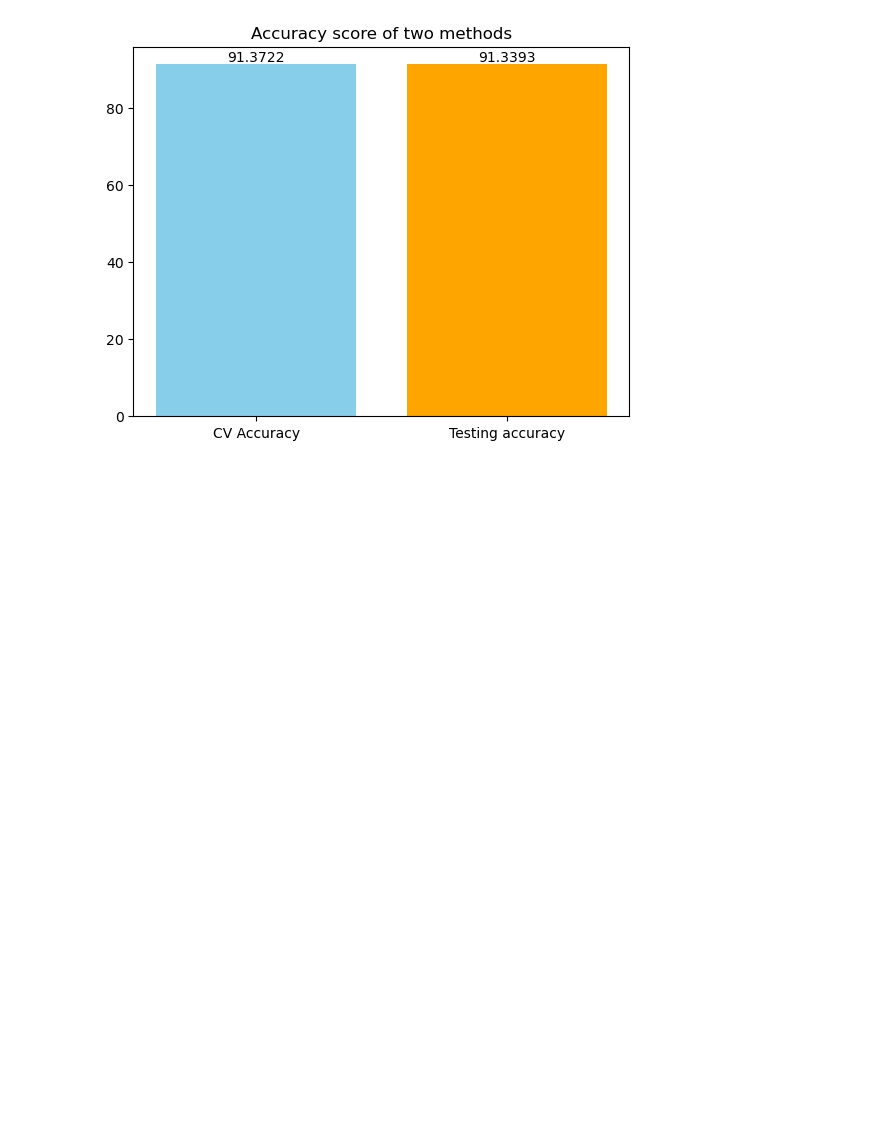
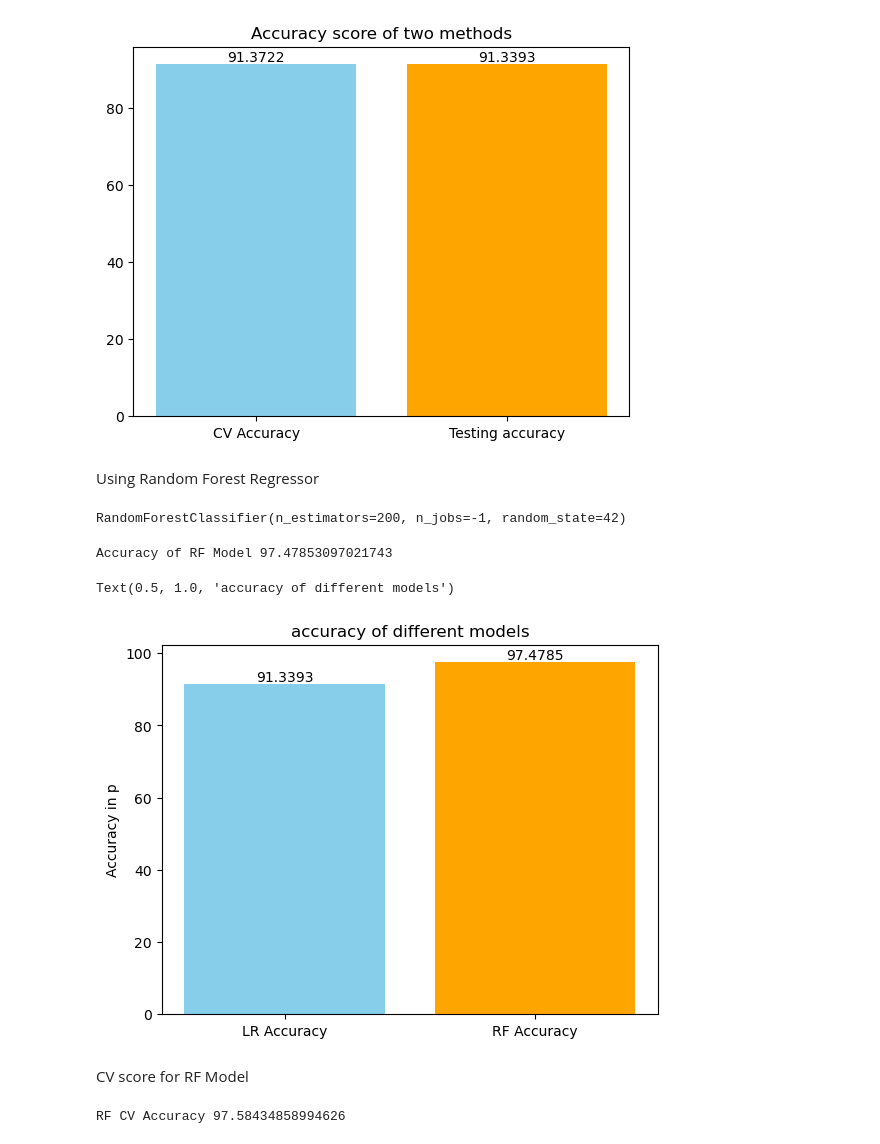
Before and after one commit to simplyshree/ECG-Signal-Processing-for-Arrhythmia-Detection, a Jupyter notebook: main.ipynb, the cells around one changed output. Drawn from its saved outputs; the diff is of its cells as text; code cells hidden in the pictures; blank space fills up the shorter version.

```diff
--- a/main.ipynb
+++ b/main.ipynb
@@ -237,3 +237,5 @@ plt.bar_label(bars)
 # %% [output]
 [Text(0, 0, '91.3722'), Text(0, 0, '91.3393')]
 [figure]
+# %% [markdown]
+Using Random Forest Regressor
@@ -239,0 +244,42 @@ plt.bar_label(bars)
+# %%
+rf_clf = RandomForestClassifier(
+    n_estimators=200,
+    max_depth = None,
+    random_state=42,
+    n_jobs=-1,
+)
+
+rf_clf.fit(X_train,y_train)
+# %% [output]
+RandomForestClassifier(n_estimators=200, n_jobs=-1, random_state=42)
+# %%
+y_pred = rf_clf.predict(X_test)
+# %%
+RF_acc = accuracy_score(y_pred,y_test)
+
+print("Accuracy of RF Model", RF_acc*100)
+# %% [output]
+Accuracy of RF Model 97.47853097021743
+# %%
+bars = plt.bar(['LR Accuracy','RF Accuracy'],[Testing_acc*100, RF_acc*100],color= ['skyblue','orange','blue'])
+plt.title("Accuracy score of two methods")
+plt.bar_label(bars)
+plt.ylabel("Accuracy in p")
+plt.title("accuracy of different models")
+# %% [output]
+Text(0.5, 1.0, 'accuracy of different models')
+[figure, added]
+# %% [markdown]
+CV score for RF Model
+# %%
+cv_rfscores = cross_val_score(
+    rf_clf,
+    X_train,
+    y_train,
+    cv = cvn,
+    scoring = 'accuracy'
+)
+
+print("RF CV Accuracy", cv_rfscores.mean()*100)
+# %% [output]
+RF CV Accuracy 97.58434858994626
```
Also changed, not shown: parts of 3 cells of this notebook.
